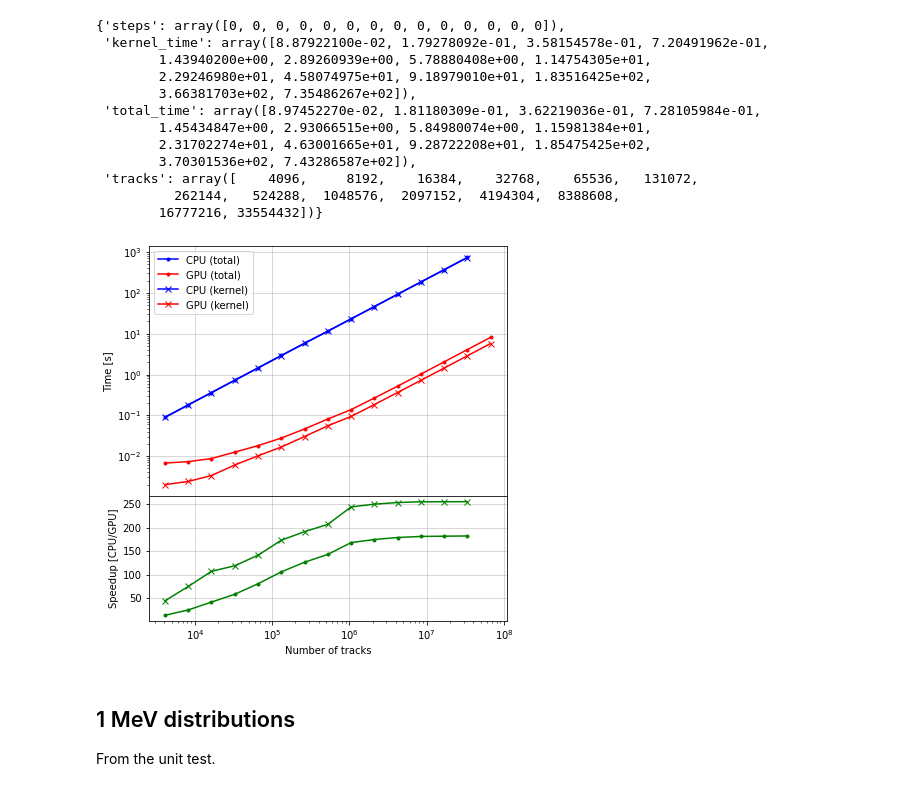
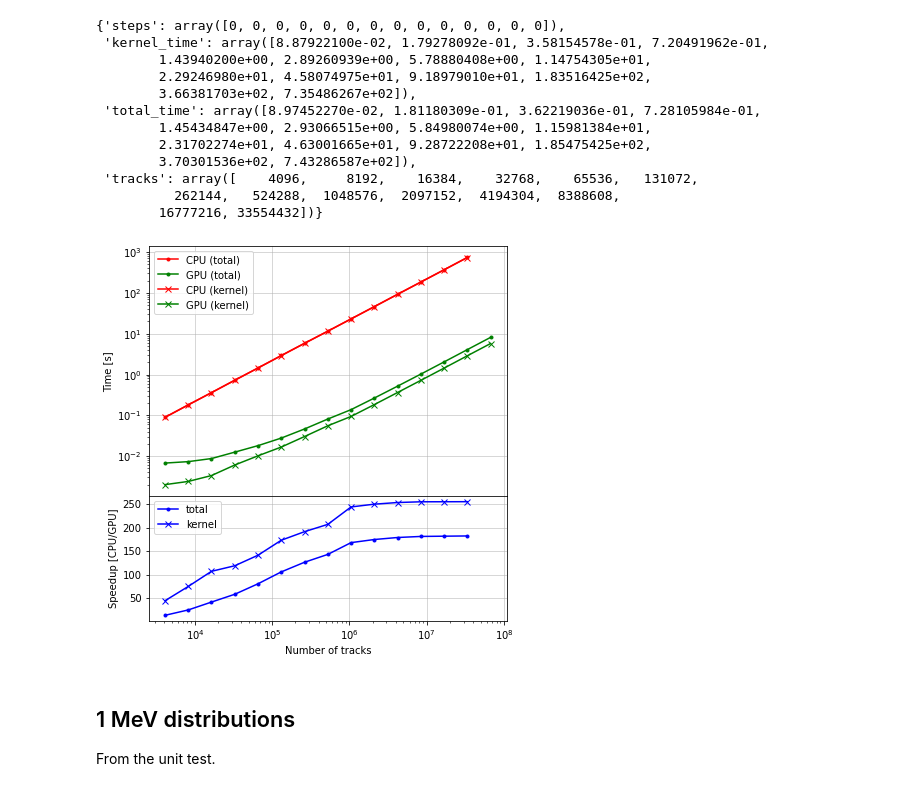
Before and after one commit to celeritas-project/benchmarks, a Jupyter notebook: klein-nishina/celeritas-results/interactor.ipynb, the cells around one changed output. Saved outputs shown, nothing was run; the diff lists cells and outputs as text; code cells hidden in the pictures.

Commit message:
Tweak CPU/GPU plot

```diff
--- a/klein-nishina/celeritas-results/interactor.ipynb
+++ b/klein-nishina/celeritas-results/interactor.ipynb
@@ -272,7 +272,7 @@ else:
 
 gpu_scaling_results_short = {k: np.array(v) for k, v in gpu_scaling_results_short.items()}
 # %%
-if False:#os.path.exists('scaling-cpu.json'):
+if os.path.exists('scaling-cpu.json'):
     with open('scaling-cpu.json') as f:
         cpu_scaling_results = json.load(f)
 else:
@@ -322,33 +304,35 @@ cpu_scaling_results
 # %%
 _c = cpu_scaling_results
 _g = gpu_scaling_results_short
 rel_slc = slice(min(len(data['tracks']) for data in [_c, _g]))
 
 (fig, [ax, rel_ax]) = plt.subplots(
     2, 1,
     subplot_kw=dict(xscale='log'),
     gridspec_kw=dict(hspace=0, height_ratios=[2., 1.]),
     figsize=(6,6),
     sharex=True)
 for t_label, marker in [('total', '.'), ('kernel', 'x')]:
-    for hd_label, color, data in [('CPU', 'b', _c), ('GPU', 'r', _g)]:
+    for hd_label, color, data in [('CPU', 'r', _c), ('GPU', 'g', _g)]:
         ax.plot(data['tracks'], data[t_label + '_time'],
                 label=f'{hd_label} ({t_label})', color=color, marker=marker)
     speedup = _c[t_label + '_time'][rel_slc] / _g[t_label + '_time'][rel_slc]
-    rel_ax.plot(data['tracks'][rel_slc], speedup, color='g', marker=marker)
+    rel_ax.plot(data['tracks'][rel_slc], speedup,
+                label=t_label, color='b', marker=marker)
 
 ax.set_yscale('log')
 ax.grid(linewidth=.5)
-ax.legend();
+ax.legend()
 ax.set_axisbelow(True)
 ax.set_ylabel('Time [s]')
+rel_ax.legend()
 rel_ax.grid(linewidth=.5)
 rel_ax.set_ylabel('Speedup [CPU/GPU]')
 rel_ax.set_xlabel('Number of tracks');
 fig.tight_layout()
 fig.savefig('cpu-gpu-comparison.pdf')
 # %% [output]
-[figure, old version]
+[figure, new version]
 # %% [markdown]
 ## 1 MeV distributions
 
```
Also changed, not shown: parts of 1 cell of this notebook, 1 other file.
